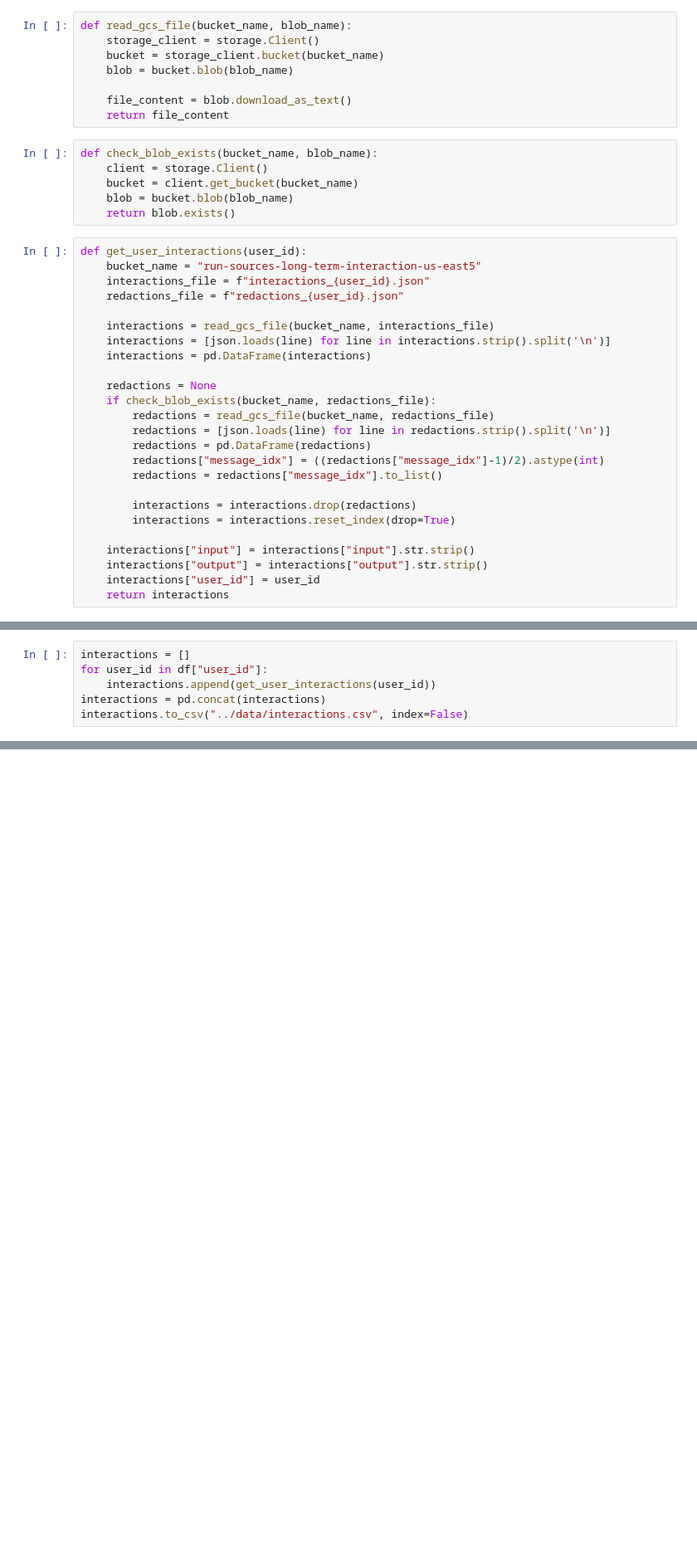
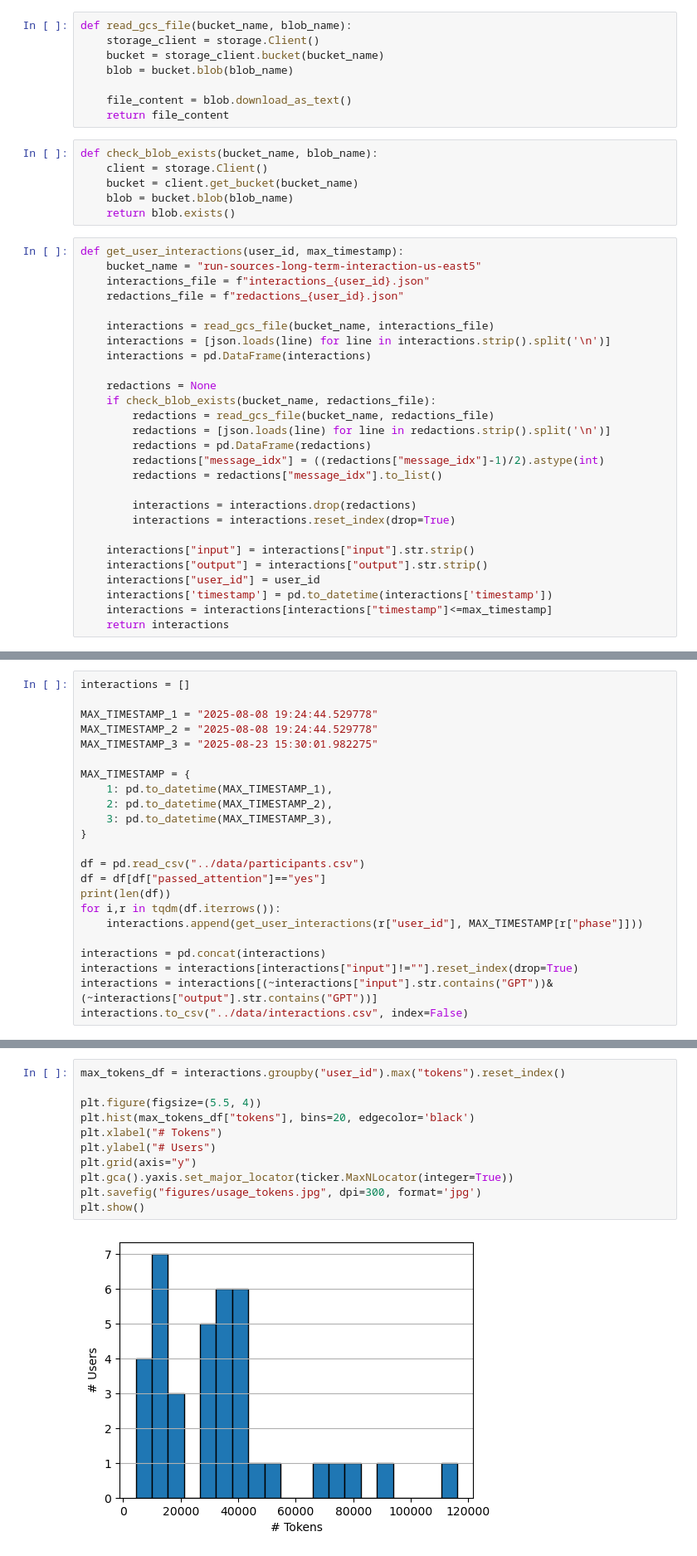
Before and after one commit to shomikj/long-context-sycophancy, a Jupyter notebook: download_interactions.ipynb, the cells around one changed output, grey strips where cells are left out. Shown at 83% size. Cells and saved outputs as stored; diff of their text form; blank space fills up the shorter version.

```diff
--- a/download_interactions.ipynb
+++ b/download_interactions.ipynb
@@ -18,7 +20,7 @@ def check_blob_exists(bucket_name, blob_name):
     blob = bucket.blob(blob_name)
     return blob.exists()
 # %%
-def get_user_interactions(user_id):
+def get_user_interactions(user_id, max_timestamp):
     bucket_name = "run-sources-long-term-interaction-us-east5"
     interactions_file = f"interactions_{user_id}.json"
     redactions_file = f"redactions_{user_id}.json"
@@ -41,4 +43,6 @@ def get_user_interactions(user_id):
     interactions["input"] = interactions["input"].str.strip()
     interactions["output"] = interactions["output"].str.strip()
     interactions["user_id"] = user_id
+    interactions['timestamp'] = pd.to_datetime(interactions['timestamp'])
+    interactions = interactions[interactions["timestamp"]<=max_timestamp]
     return interactions
@@ -52,6 +49,23 @@ df["user_id"] = [get_user_id(email) for email in df["google_email"].to_list()]
 # %%
 interactions = []
-for user_id in df["user_id"]:
-    interactions.append(get_user_interactions(user_id))
+
+MAX_TIMESTAMP_1 = "2025-08-08 19:24:44.529778"
+MAX_TIMESTAMP_2 = "2025-08-08 19:24:44.529778"
+MAX_TIMESTAMP_3 = "2025-08-23 15:30:01.982275"
+
+MAX_TIMESTAMP = {
+    1: pd.to_datetime(MAX_TIMESTAMP_1),
+    2: pd.to_datetime(MAX_TIMESTAMP_2),
+    3: pd.to_datetime(MAX_TIMESTAMP_3),
+}
+
+df = pd.read_csv("../data/participants.csv")
+df = df[df["passed_attention"]=="yes"]
+print(len(df))
+for i,r in tqdm(df.iterrows()):
+    interactions.append(get_user_interactions(r["user_id"], MAX_TIMESTAMP[r["phase"]]))
+
 interactions = pd.concat(interactions)
+interactions = interactions[interactions["input"]!=""].reset_index(drop=True)
+interactions = interactions[(~interactions["input"].str.contains("GPT"))&(~interactions["output"].str.contains("GPT"))]
 interactions.to_csv("../data/interactions.csv", index=False)
@@ -57,0 +82,13 @@ interactions.to_csv("../data/interactions.csv", index=False)
+# %%
+max_tokens_df = interactions.groupby("user_id").max("tokens").reset_index()
+
+plt.figure(figsize=(5.5, 4))
+plt.hist(max_tokens_df["tokens"], bins=20, edgecolor='black')
+plt.xlabel("# Tokens")
+plt.ylabel("# Users")
+plt.grid(axis="y")
+plt.gca().yaxis.set_major_locator(ticker.MaxNLocator(integer=True))
+plt.savefig("figures/usage_tokens.jpg", dpi=300, format='jpg')
+plt.show()
+# %% [output]
+[figure, added]
```
Also changed, not shown: parts of 8 cells of this notebook, 4 other files.
